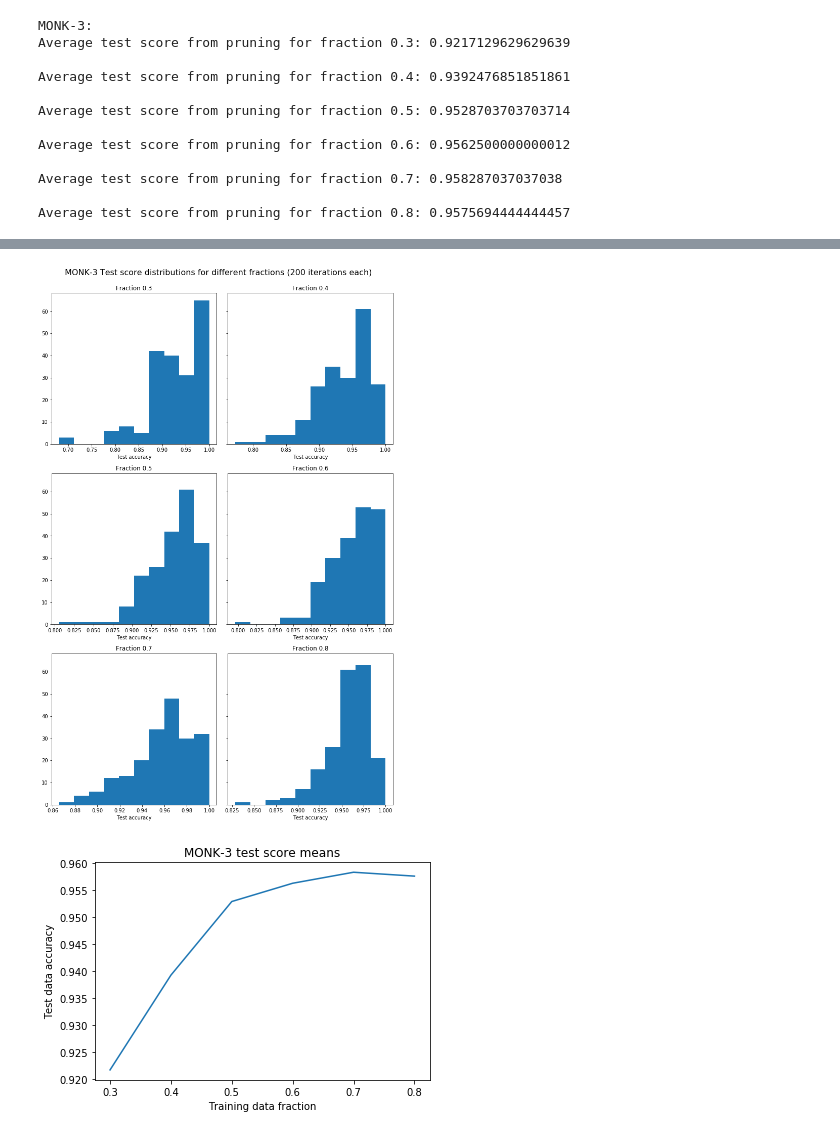
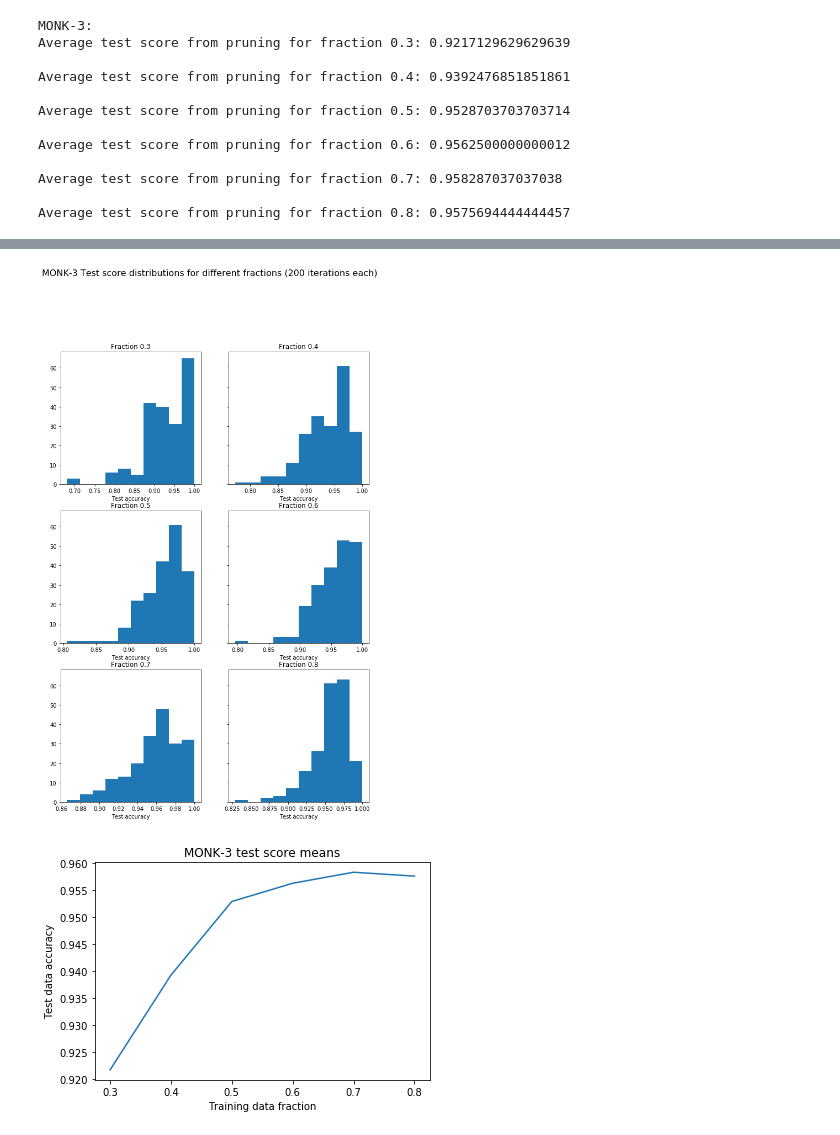
Before and after one commit to navidfarhadi/KTH-DD2421-Machine-Learning, a Jupyter notebook: Lab 1/lab1test.ipynb, the cells around one changed output, grey strips where cells are left out. Drawn from its saved outputs; the diff is of its cells as text; code cells hidden in the pictures.

```diff
--- a/Lab 1/lab1test.ipynb
+++ b/Lab 1/lab1test.ipynb
@@ -291,7 +291,7 @@ import matplotlib.pyplot as plt
 
 monk1_means = [sum(scores)/len(scores) for scores in monk1_scores]
 
-fig1, axs1 = plt.subplots(3,2, figsize=(10,15), sharey=True, tight_layout=True)
+fig1, axs1 = plt.subplots(3,2, figsize=(10,15), sharey=True)
 for i, frac in enumerate(fractions):
     figure = axs1.flatten()[i]
     figure.hist(monk1_scores[i])
@@ -313,22 +313,22 @@ plt.show()
 # %%
 monk3_means = [sum(scores)/len(scores) for scores in monk3_scores]
 
-fig3, axs3 = plt.subplots(3,2, figsize=(10,15), sharey=True, tight_layout=True)
+fig3, axs3 = plt.subplots(3,2, figsize=(10,15), sharey=True)
 for i, frac in enumerate(fractions):
     figure = axs3.flatten()[i]
     figure.hist(monk3_scores[i])
     figure.set_xlabel("Test accuracy")
     figure.set_title("Fraction {}".format(frac))
 
 fig3.suptitle("MONK-3 Test score distributions for different fractions ({} iterations each)".format(iterations_per_fraction), fontsize=16, y=1.02)
 
 plt.figure()
 plt.plot([.3, .4, .5, .6, .7, .8], monk3_means)
 plt.ylabel('Test data accuracy')
 plt.xlabel('Training data fraction')
 plt.title("MONK-3 test score means")
 
 plt.show()
 # %% [output]
-[figure, old version]
+[figure, new version]
 [figure]
```
Also changed, not shown: parts of 1 cell of this notebook.
